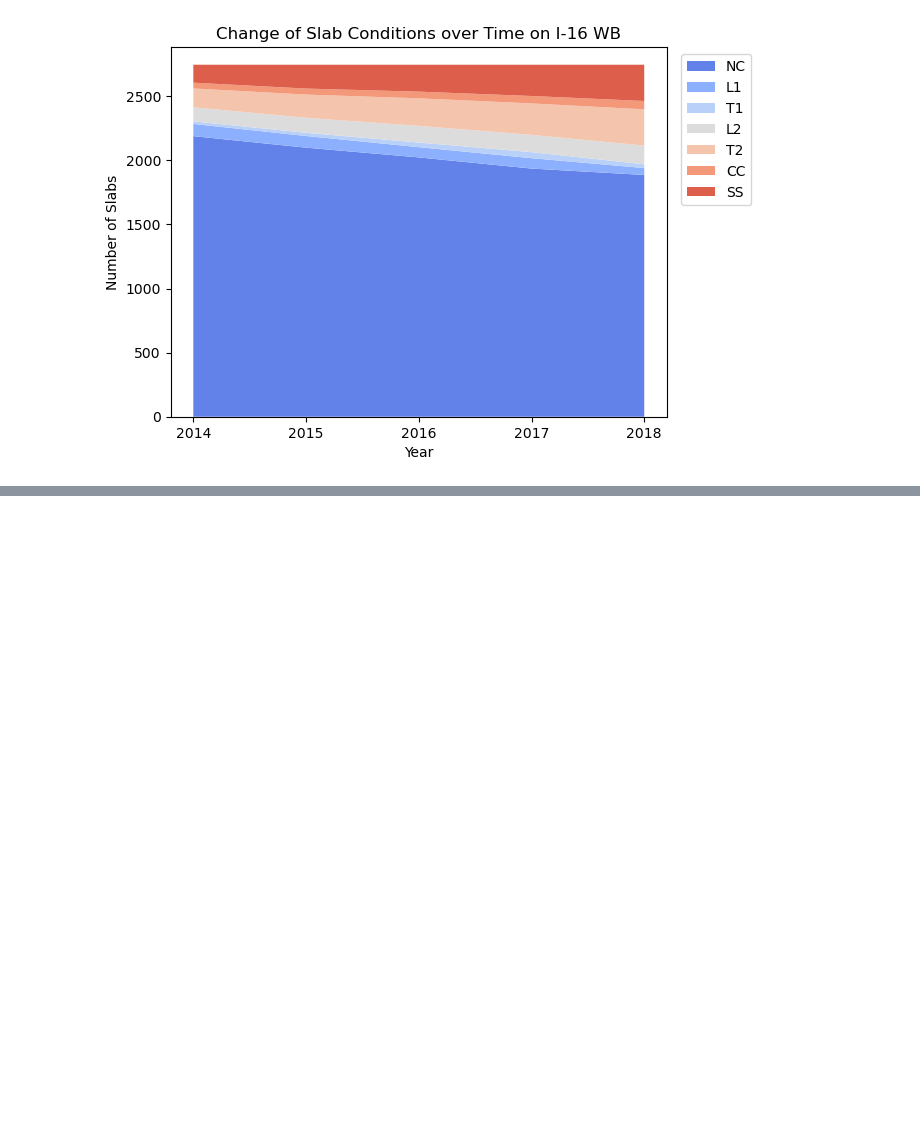
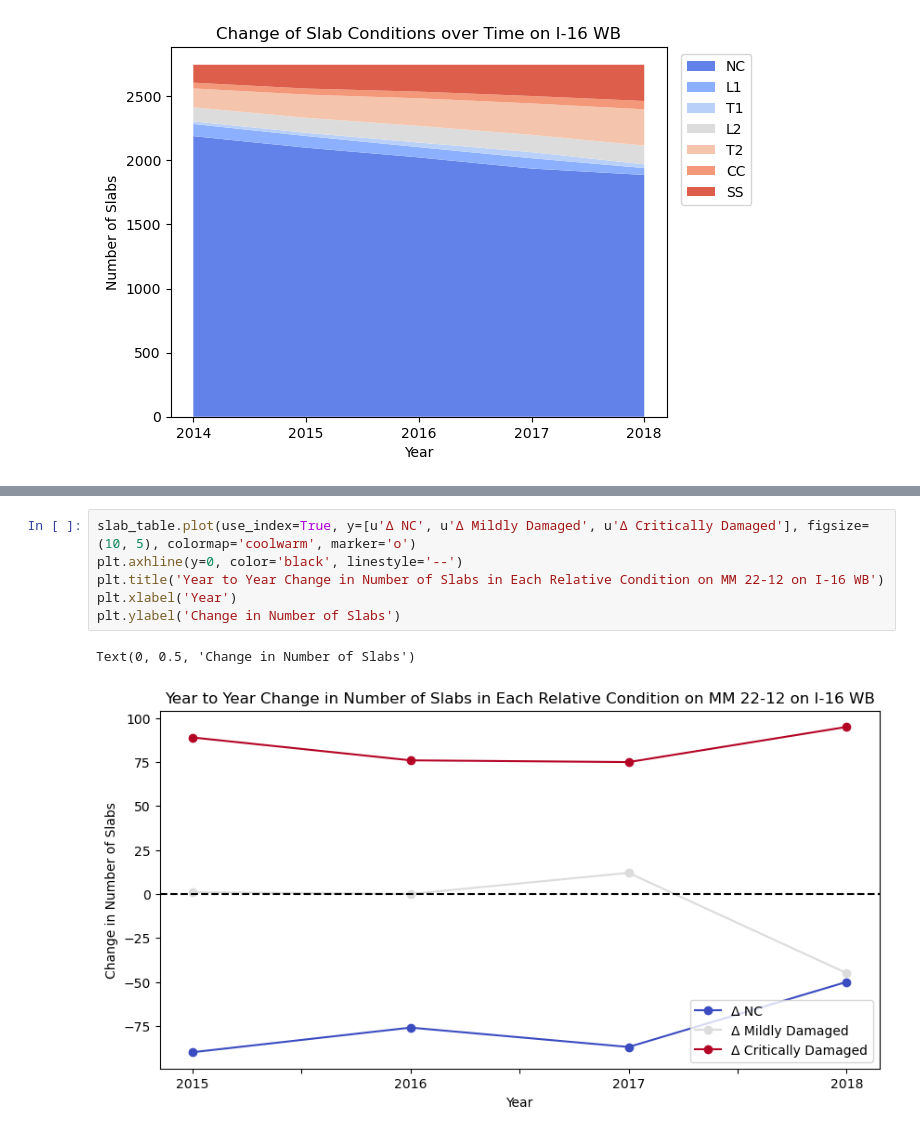
Before and after one commit to jadenl99/Pavement-Forecasting, a Jupyter notebook: src/temporal.ipynb, the cells around one changed output, grey strips where cells are left out. Drawn from its saved outputs; the diff is of its cells as text; blank space fills up the shorter version.

```diff
--- a/src/temporal.ipynb
+++ b/src/temporal.ipynb
@@ -79,0 +100,9 @@ Text(0, 0.5, 'Number of Slabs')
+# %%
+slab_table.plot(use_index=True, y=[u'Δ NC', u'Δ Mildly Damaged', u'Δ Critically Damaged'], figsize=(10, 5), colormap='coolwarm', marker='o')
+plt.axhline(y=0, color='black', linestyle='--')
+plt.title('Year to Year Change in Number of Slabs in Each Relative Condition on MM 22-12 on I-16 WB')
+plt.xlabel('Year')
+plt.ylabel('Change in Number of Slabs')
+# %% [output]
+Text(0, 0.5, 'Change in Number of Slabs')
+[figure, added]
```
Also changed, not shown: parts of 3 cells of this notebook.
